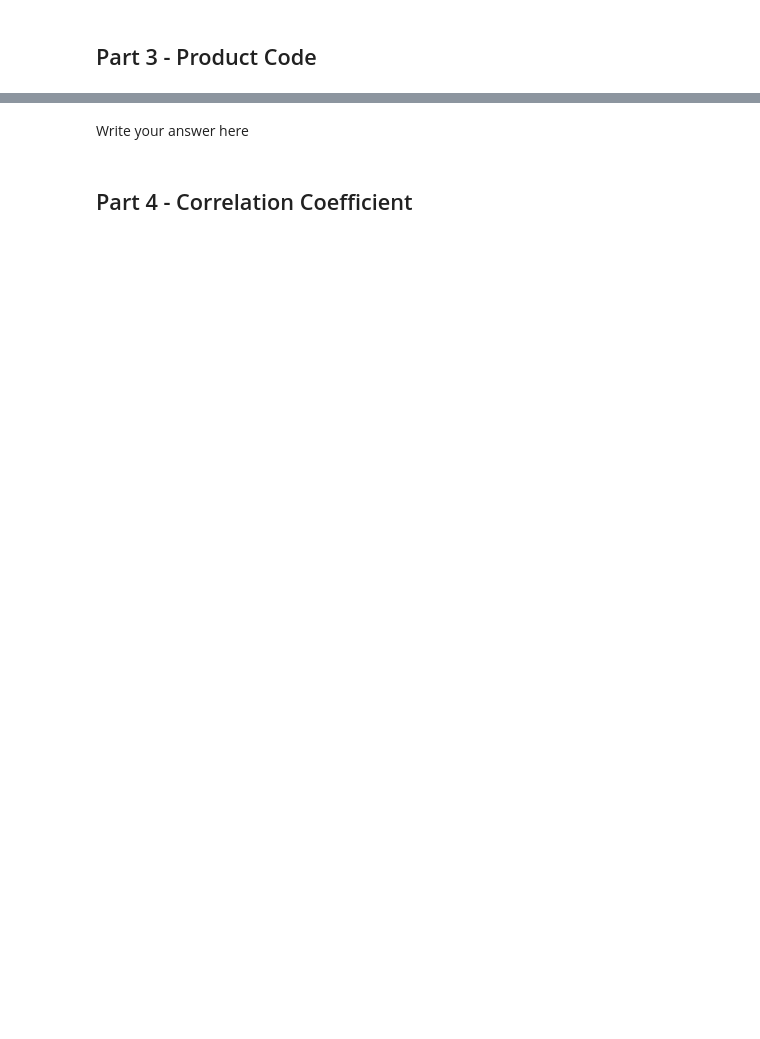
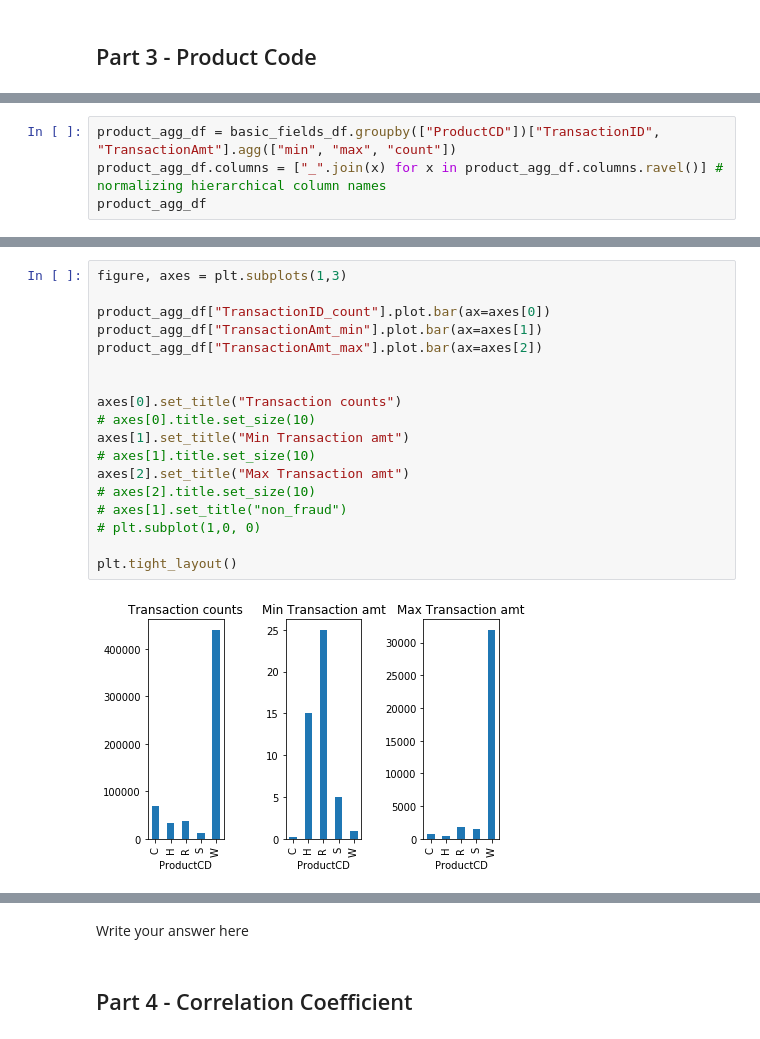
Before and after one commit to ParasAvkirkar/IEEEFraudDetection, a Jupyter notebook: analysis/analysisNotebook.ipynb, the cells around one changed output, grey strips where cells are left out. Saved outputs shown, nothing was run; the diff lists cells and outputs as text; blank space fills up the shorter version.

```diff
--- a/analysis/analysisNotebook.ipynb
+++ b/analysis/analysisNotebook.ipynb
@@ -249,0 +254,4 @@ As you can see, majority of the transactions were done in the earlier days in th
+# %%
+product_agg_df = basic_fields_df.groupby(["ProductCD"])["TransactionID", "TransactionAmt"].agg(["min", "max", "count"])
+product_agg_df.columns = ["_".join(x) for x in product_agg_df.columns.ravel()] # normalizing hierarchical column names
+product_agg_df
@@ -249,0 +266,20 @@ As you can see, majority of the transactions were done in the earlier days in th
+# %%
+figure, axes = plt.subplots(1,3)
+
+product_agg_df["TransactionID_count"].plot.bar(ax=axes[0])
+product_agg_df["TransactionAmt_min"].plot.bar(ax=axes[1])
+product_agg_df["TransactionAmt_max"].plot.bar(ax=axes[2])
+
+
+axes[0].set_title("Transaction counts")
+# axes[0].title.set_size(10)
+axes[1].set_title("Min Transaction amt")
+# axes[1].title.set_size(10)
+axes[2].set_title("Max Transaction amt")
+# axes[2].title.set_size(10)
+# axes[1].set_title("non_fraud")
+# plt.subplot(1,0, 0)
+
+plt.tight_layout()
+# %% [output]
+[figure, added]
```
Also changed, not shown: parts of 46 cells of this notebook.
